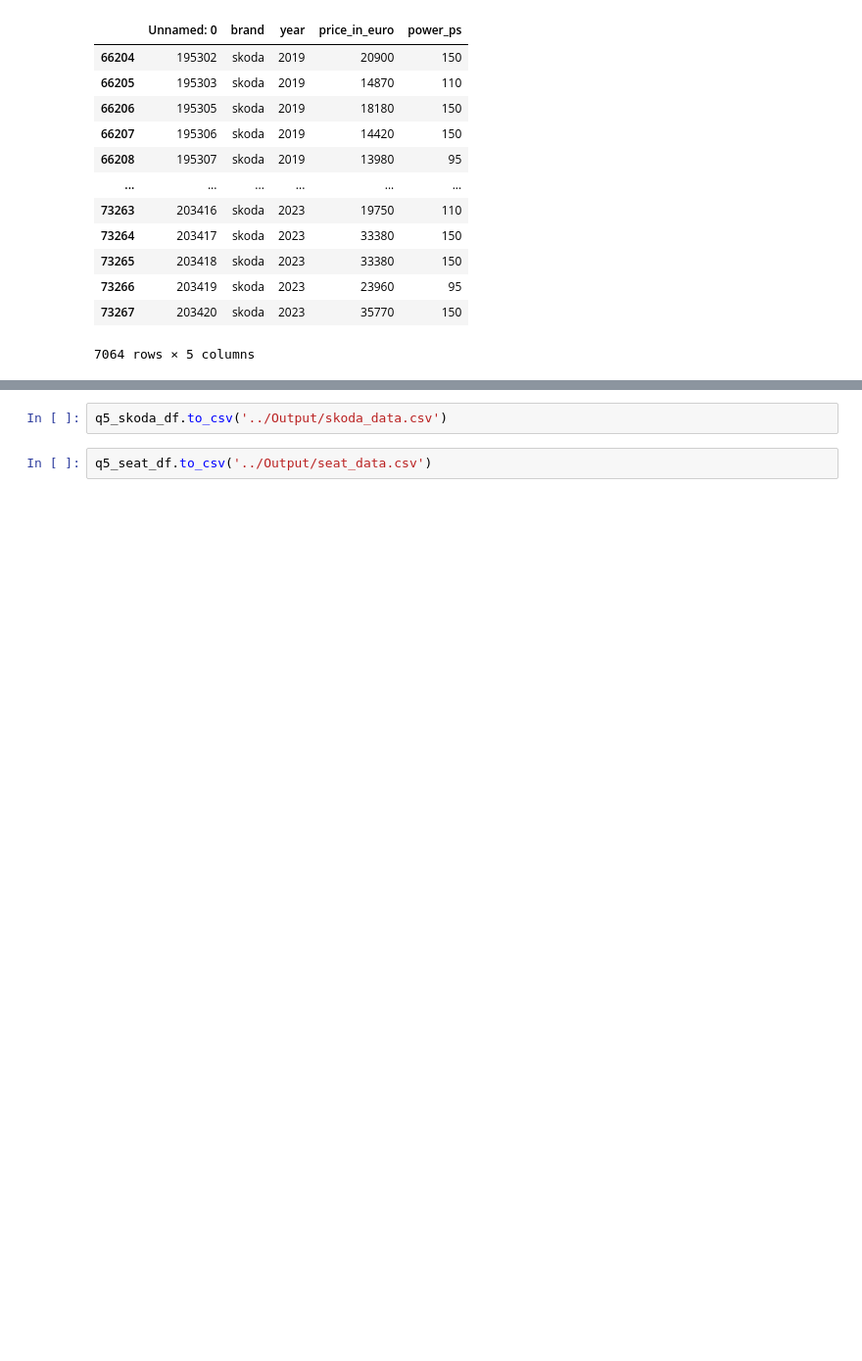
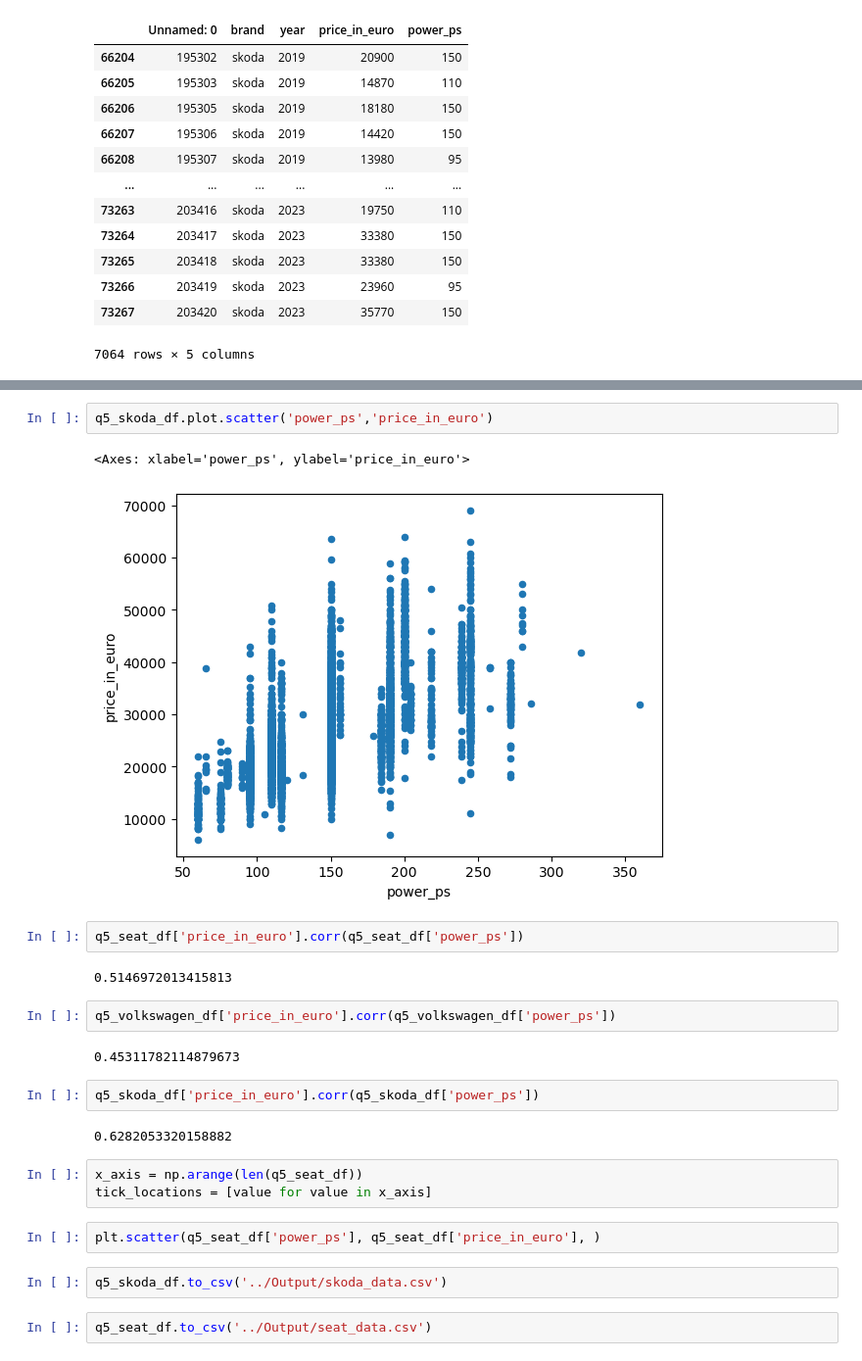
Before and after one commit to AADHIP09/EDA_Project_1_Group_5, a Jupyter notebook: Code/Q5_code.ipynb, the cells around one changed output, grey strips where cells are left out. Shown at 98% size. Drawn from its saved outputs; the diff is of its cells as text; blank space fills up the shorter version.

```diff
--- a/Code/Q5_code.ipynb
+++ b/Code/Q5_code.ipynb
@@ -116,3 +127,25 @@ q5_skoda_df
+# %%
+q5_skoda_df.plot.scatter('power_ps','price_in_euro')
+# %% [output]
+<Axes: xlabel='power_ps', ylabel='price_in_euro'>
+[figure, added]
+# %%
+q5_seat_df['price_in_euro'].corr(q5_seat_df['power_ps'])
+# %% [output]
+0.5146972013415813
+# %%
+q5_volkswagen_df['price_in_euro'].corr(q5_volkswagen_df['power_ps'])
+# %% [output]
+0.45311782114879673
+# %%
+q5_skoda_df['price_in_euro'].corr(q5_skoda_df['power_ps'])
+# %% [output]
+0.6282053320158882
+# %%
+x_axis = np.arange(len(q5_seat_df))
+tick_locations = [value for value in x_axis]
+# %%
+plt.scatter(q5_seat_df['power_ps'], q5_seat_df['price_in_euro'], )
 # %%
 q5_skoda_df.to_csv('../Output/skoda_data.csv')
 # %%
```
Also changed, not shown: parts of 3 cells of this notebook.
